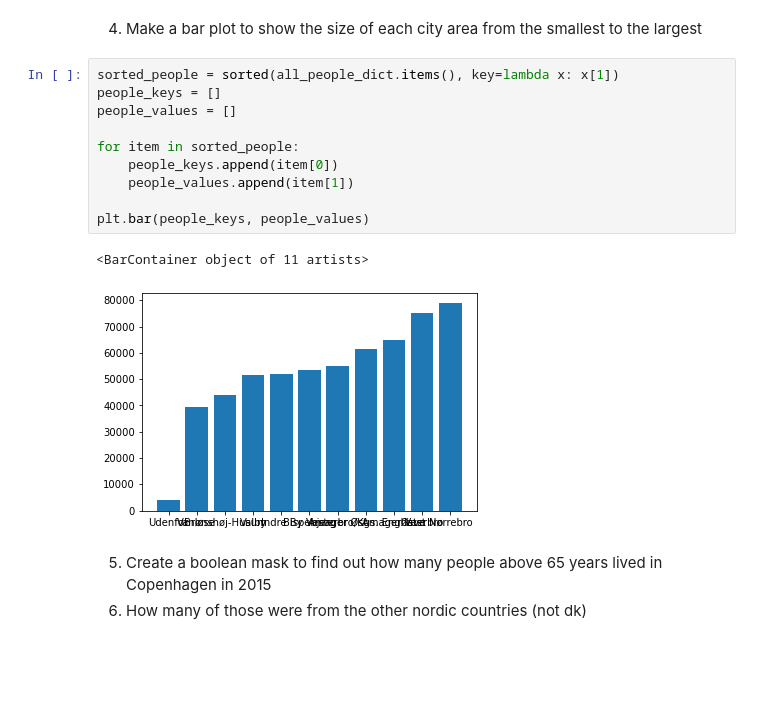
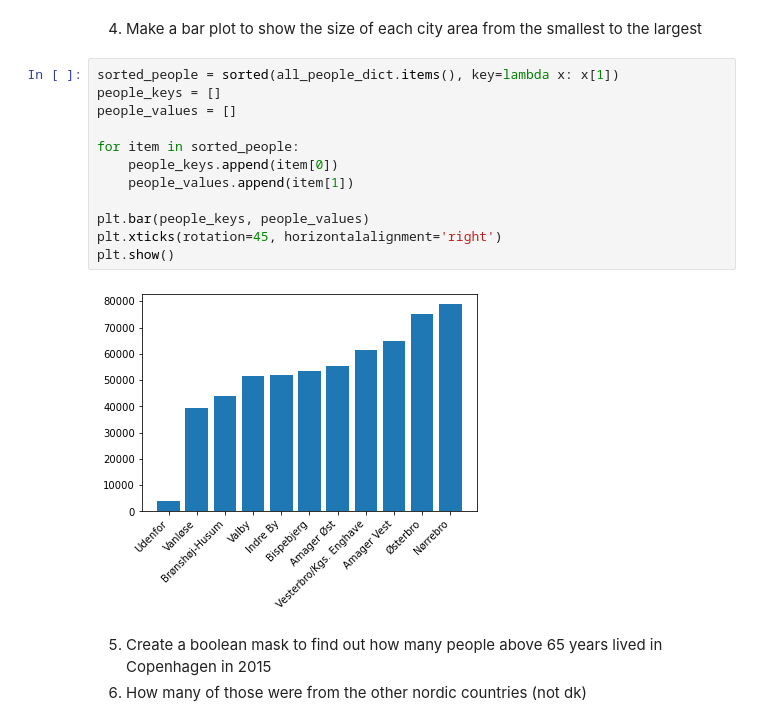
Before and after one commit to Micniks/Python-Assignments, a Jupyter notebook: Week4/Week04.ipynb, the cells around one changed output. Cells and saved outputs as stored; diff of their text form; blank space fills up the shorter version.

```diff
--- a/Week4/Week04.ipynb
+++ b/Week4/Week04.ipynb
@@ -64,16 +64,17 @@ Udenfor: 3872
 # %%
 sorted_people = sorted(all_people_dict.items(), key=lambda x: x[1])
 people_keys = []
 people_values = []
 
 for item in sorted_people:
     people_keys.append(item[0])
     people_values.append(item[1])
 
 plt.bar(people_keys, people_values)
+plt.xticks(rotation=45, horizontalalignment='right')
+plt.show()
 # %% [output]
-<BarContainer object of 11 artists>
-[figure, old version]
+[figure, new version]
 # %% [markdown]
 5. Create a boolean mask to find out how many people above 65 years lived in Copenhagen in 2015
 6. How many of those were from the other nordic countries (not dk)
```
Also changed, not shown: parts of 2 cells of this notebook, 2 other files.
